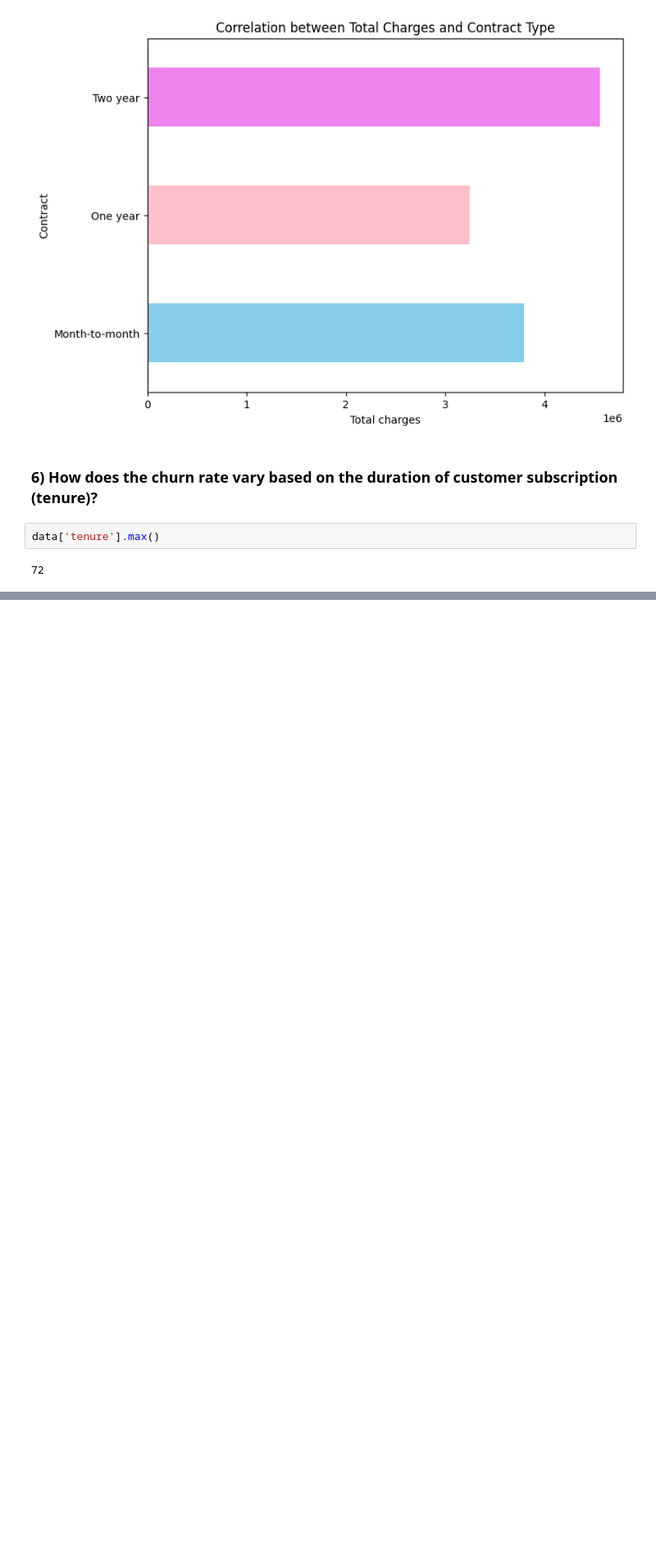
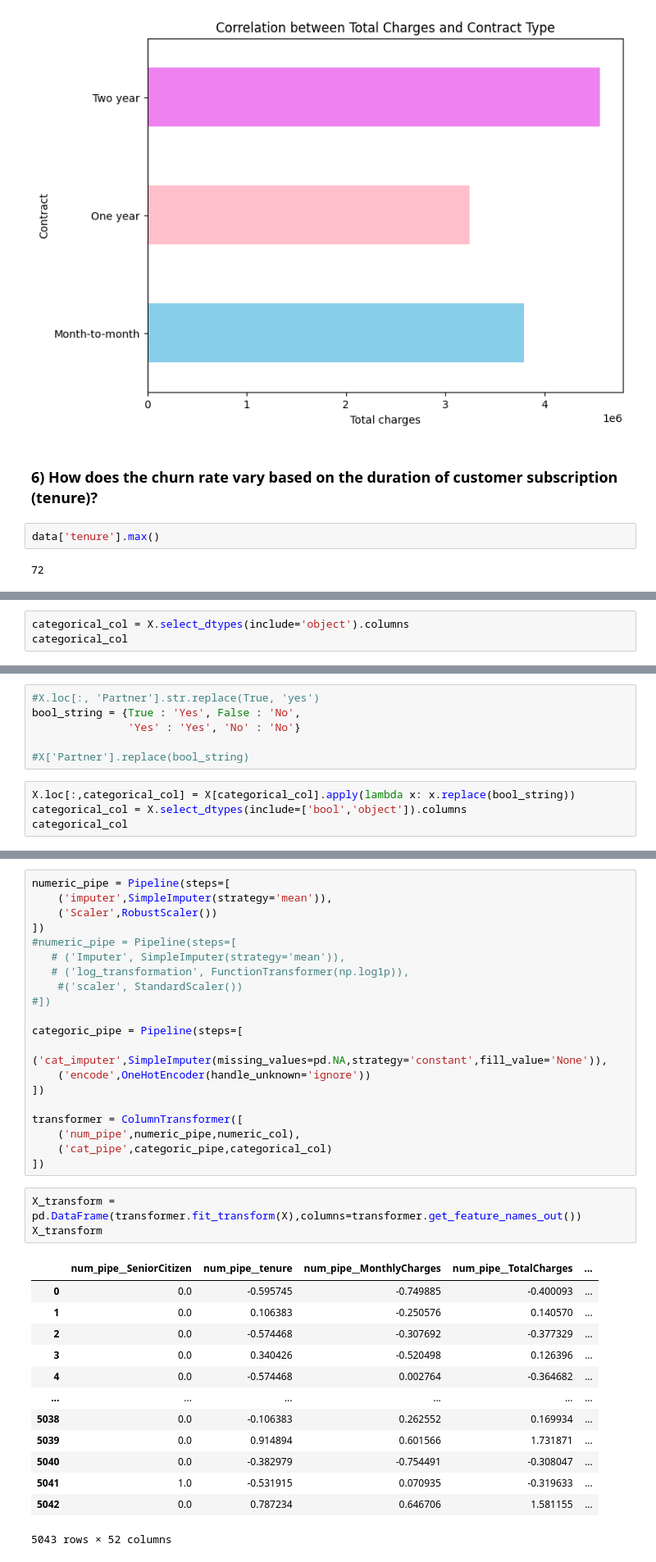
Before and after one commit to qochieng/LP2-Classification-Project, a Jupyter notebook: TelcoChurn-1.ipynb, the cells around one changed output, grey strips where cells are left out. Shown: that part at 82% size. Drawn from its saved outputs; the diff is of its cells as text; blank space fills up the shorter version.

```diff
--- a/TelcoChurn-1.ipynb
+++ b/TelcoChurn-1.ipynb
@@ -304,0 +404,3 @@ labels= ()
+# %%
+categorical_col = X.select_dtypes(include='object').columns
+categorical_col
@@ -304,0 +413,10 @@ labels= ()
+# %%
+#X.loc[:, 'Partner'].str.replace(True, 'yes')
+bool_string = {True : 'Yes', False : 'No',
+               'Yes' : 'Yes', 'No' : 'No'}
+
+#X['Partner'].replace(bool_string)
+# %%
+X.loc[:,categorical_col] = X[categorical_col].apply(lambda x: x.replace(bool_string))
+categorical_col = X.select_dtypes(include=['bool','object']).columns
+categorical_col
@@ -304,0 +433,37 @@ labels= ()
+# %%
+numeric_pipe = Pipeline(steps=[
+    ('imputer',SimpleImputer(strategy='mean')),
+    ('Scaler',RobustScaler())
+])
+#numeric_pipe = Pipeline(steps=[
+   # ('Imputer', SimpleImputer(strategy='mean')),
+   # ('log_transformation', FunctionTransformer(np.log1p)),
+    #('scaler', StandardScaler())
+#])
+
+categoric_pipe = Pipeline(steps=[
+    ('cat_imputer',SimpleImputer(missing_values=pd.NA,strategy='constant',fill_value='None')),
+    ('encode',OneHotEncoder(handle_unknown='ignore'))
+])
+
+transformer = ColumnTransformer([
+    ('num_pipe',numeric_pipe,numeric_col),
+    ('cat_pipe',categoric_pipe,categorical_col)
+])
+# %%
+X_transform = pd.DataFrame(transformer.fit_transform(X),columns=transformer.get_feature_names_out())
+X_transform
+# %% [output]
+|  | num_pipe__SeniorCitizen | num_pipe__tenure | num_pipe__MonthlyCharges | num_pipe__TotalCharges | ... |
+| 0 | 0.0 | -0.595745 | -0.749885 | -0.400093 | ... |
+| 1 | 0.0 | 0.106383 | -0.250576 | 0.140570 | ... |
+| 2 | 0.0 | -0.574468 | -0.307692 | -0.377329 | ... |
+| 3 | 0.0 | 0.340426 | -0.520498 | 0.126396 | ... |
+| 4 | 0.0 | -0.574468 | 0.002764 | -0.364682 | ... |
+| ... | ... | ... | ... | ... | ... |
+| 5038 | 0.0 | -0.106383 | 0.262552 | 0.169934 | ... |
+| 5039 | 0.0 | 0.914894 | 0.601566 | 1.731871 | ... |
+| 5040 | 0.0 | -0.382979 | -0.754491 | -0.308047 | ... |
+| 5041 | 1.0 | -0.531915 | 0.070935 | -0.319633 | ... |
+| 5042 | 0.0 | 0.787234 | 0.646706 | 1.581155 | ... |
+5043 rows × 52 columns
```
Also changed, not shown: parts of 60 cells of this notebook, 1 other file.
